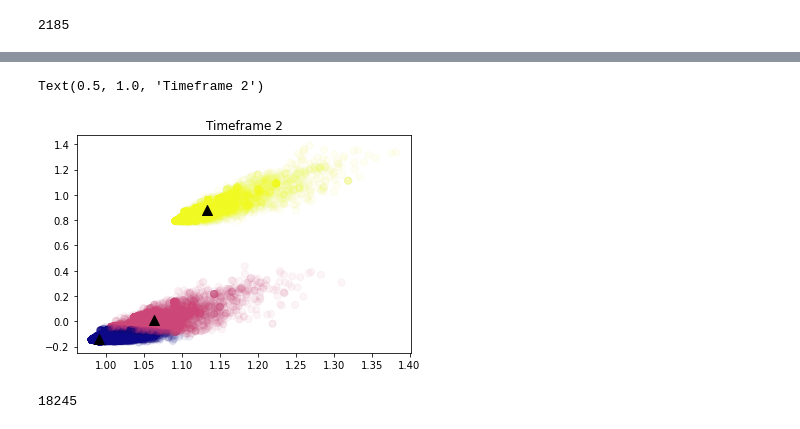
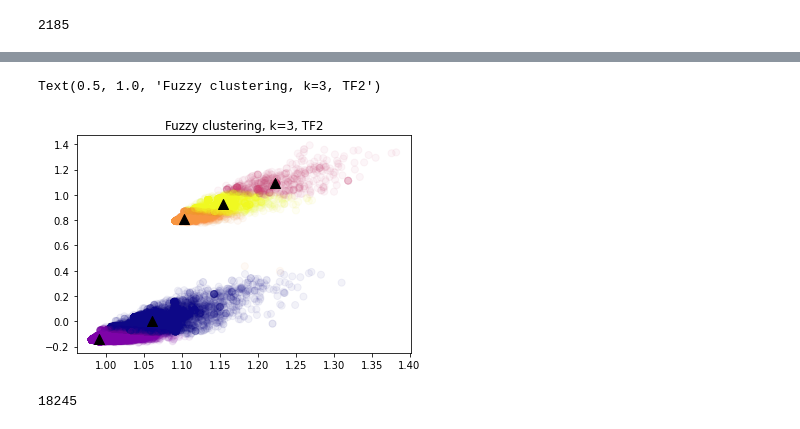
Before and after one commit to hjkim63/aml_twitter_community, a Jupyter notebook: fuzzy.ipynb, the cells around one changed output, grey strips where cells are left out. Drawn from its saved outputs; the diff is of its cells as text; code cells hidden in the pictures.

Commit message:
redrew graphs

```diff
--- a/fuzzy.ipynb
+++ b/fuzzy.ipynb
@@ -284,19 +284,19 @@ plt.ylabel('Sum of distances')
 # %%
 #Run fuzzy clustering on the lower-dimension bow
 
-k_svd=3
+k_svd=5
 fcm_svd = FCM(n_clusters=k_svd)
 fcm_svd.fit(bow_svd)
 predictions_svd = fcm_svd.predict(bow_svd)
 
 plt.scatter(bow_svd[:, 0], bow_svd[:, 1], c=predictions_svd, s=50, cmap='plasma', alpha=0.05)
 
 centers = fcm_svd.centers
 plt.scatter(centers[:, 0], centers[:, 1], c='k', marker='^', s=100)
 plt.title('Fuzzy clustering, k=3, TF2')
 # %% [output]
-Text(0.5, 1.0, 'Timeframe 2')
+Text(0.5, 1.0, 'Fuzzy clustering, k=3, TF2')
-[figure, old version]
+[figure, new version]
 # %%
 my_dir = './data'
 df = pd.read_csv('./data/scraped_tweets_tf3')
```
Also changed, not shown: parts of 8 cells of this notebook.
